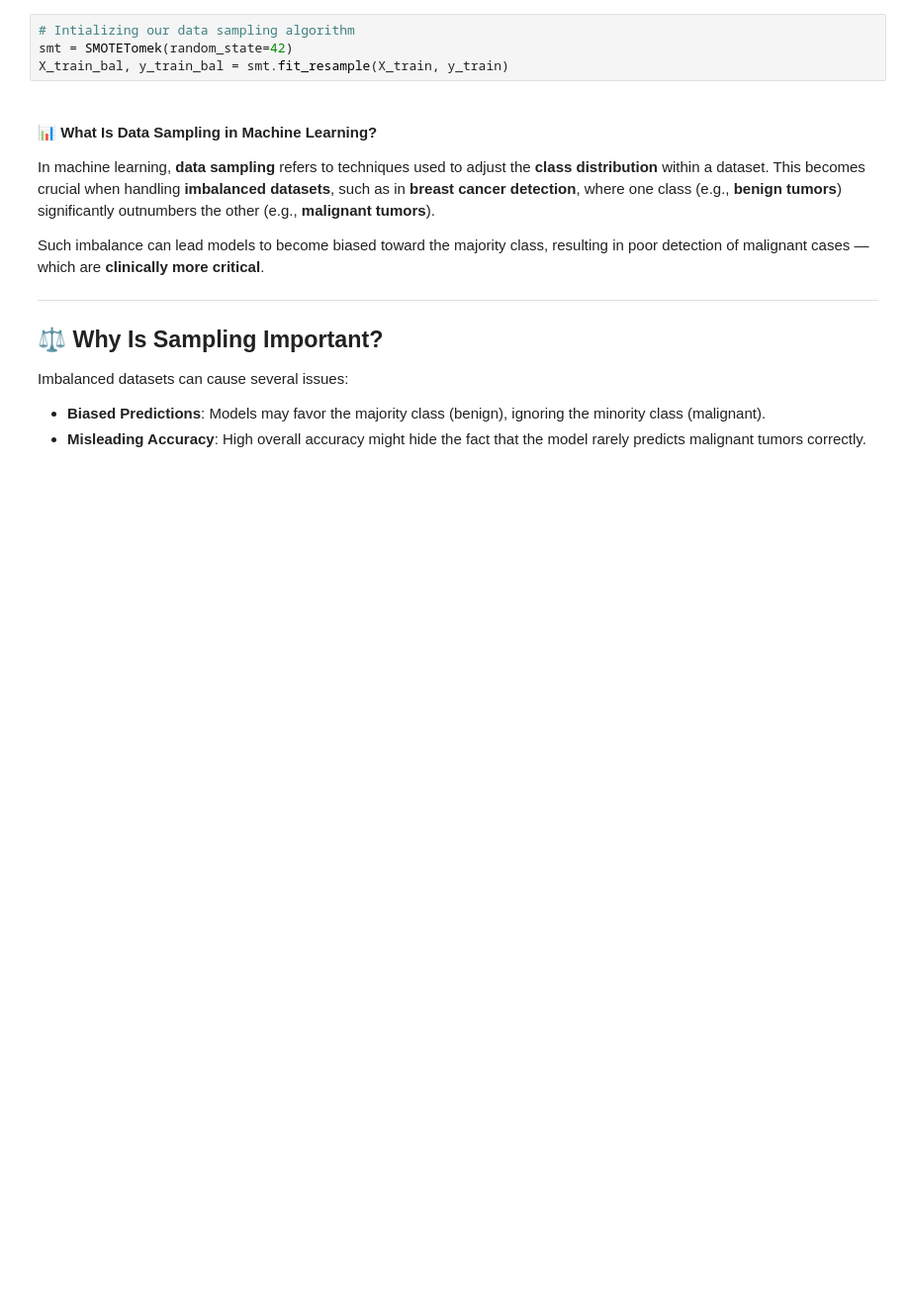
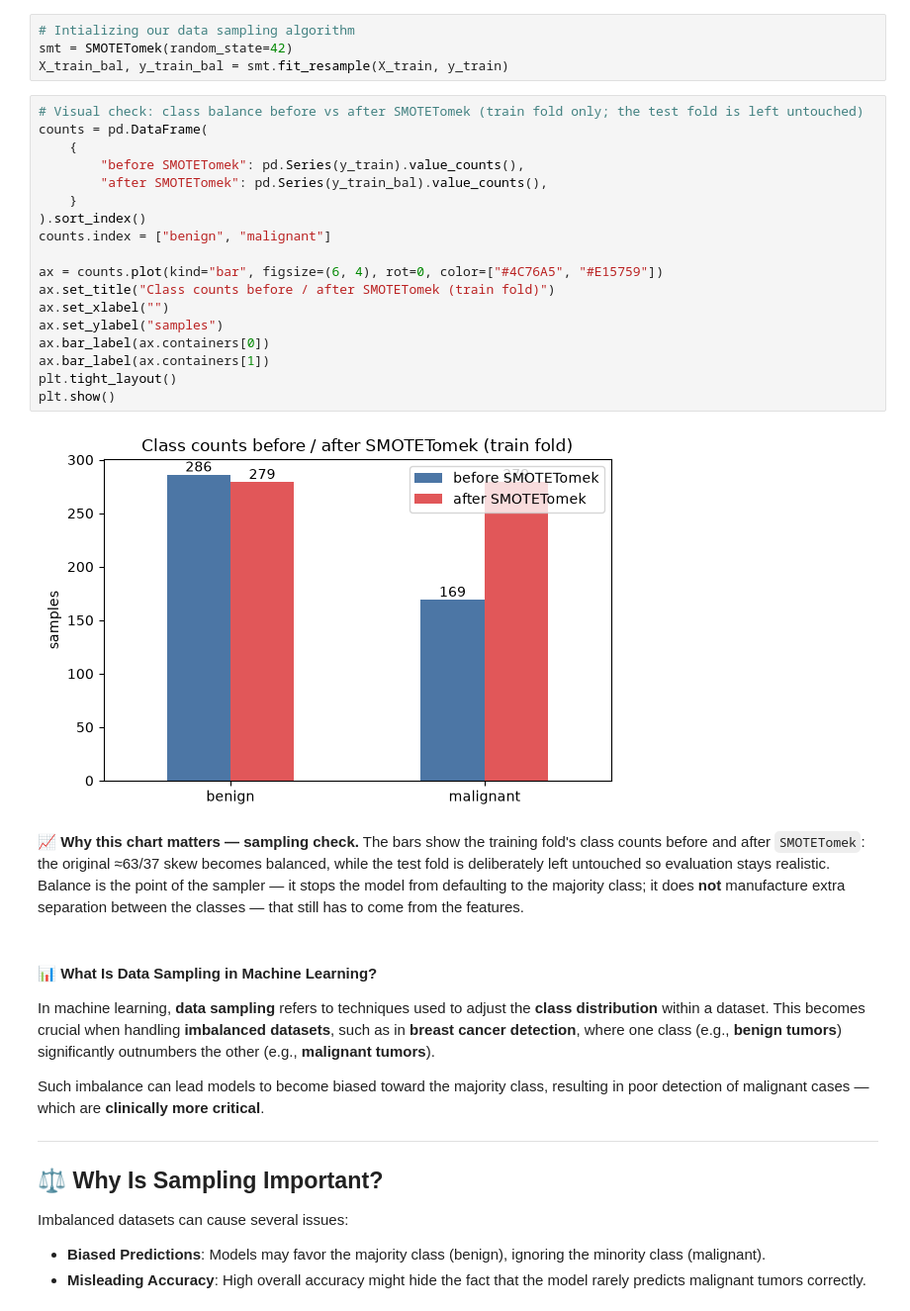
Before and after one commit to MarwanAbdellah/ML-Production_Project, a Jupyter notebook: notebooks/01_exploration.ipynb, the cells around one changed output. Shown at 99% size. Saved outputs shown, nothing was run; the diff lists cells and outputs as text; blank space fills up the shorter version.

Commit message:
Add significance captions under every graph and a SMOTETomek balance check

```diff
--- a/notebooks/01_exploration.ipynb
+++ b/notebooks/01_exploration.ipynb
@@ -302,6 +320,28 @@ X_train, X_test, y_train, y_test = train_test_split(X, y, test_size=0.2, random_
 # Intializing our data sampling algorithm
 smt = SMOTETomek(random_state=42)
 X_train_bal, y_train_bal = smt.fit_resample(X_train, y_train)
+# %%
+# Visual check: class balance before vs after SMOTETomek (train fold only; the test fold is left untouched)
+counts = pd.DataFrame(
+    {
+        "before SMOTETomek": pd.Series(y_train).value_counts(),
+        "after SMOTETomek": pd.Series(y_train_bal).value_counts(),
+    }
+).sort_index()
+counts.index = ["benign", "malignant"]
+
+ax = counts.plot(kind="bar", figsize=(6, 4), rot=0, color=["#4C76A5", "#E15759"])
+ax.set_title("Class counts before / after SMOTETomek (train fold)")
+ax.set_xlabel("")
+ax.set_ylabel("samples")
+ax.bar_label(ax.containers[0])
+ax.bar_label(ax.containers[1])
+plt.tight_layout()
+plt.show()
+# %% [output]
+[figure, added]
+# %% [markdown]
+**📈 Why this chart matters — sampling check.** The bars show the training fold's class counts before and after `SMOTETomek`: the original ≈63/37 skew becomes balanced, while the test fold is deliberately left untouched so evaluation stays realistic. Balance is the point of the sampler — it stops the model from defaulting to the majority class; it does **not** manufacture extra separation between the classes — that still has to come from the features.
 # %% [markdown]
 #### 📊 What Is Data Sampling in Machine Learning?
 
```
Also changed, not shown: parts of 12 cells of this notebook.
